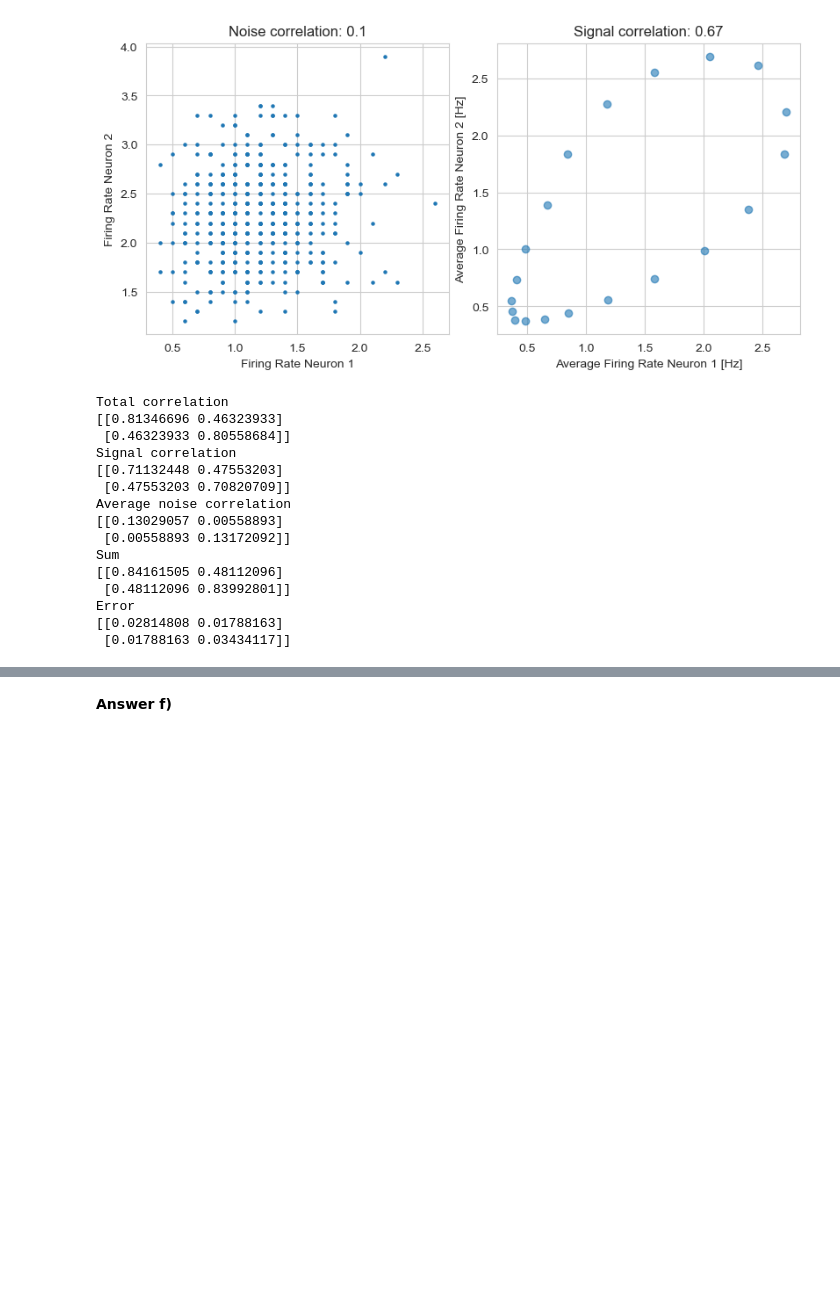
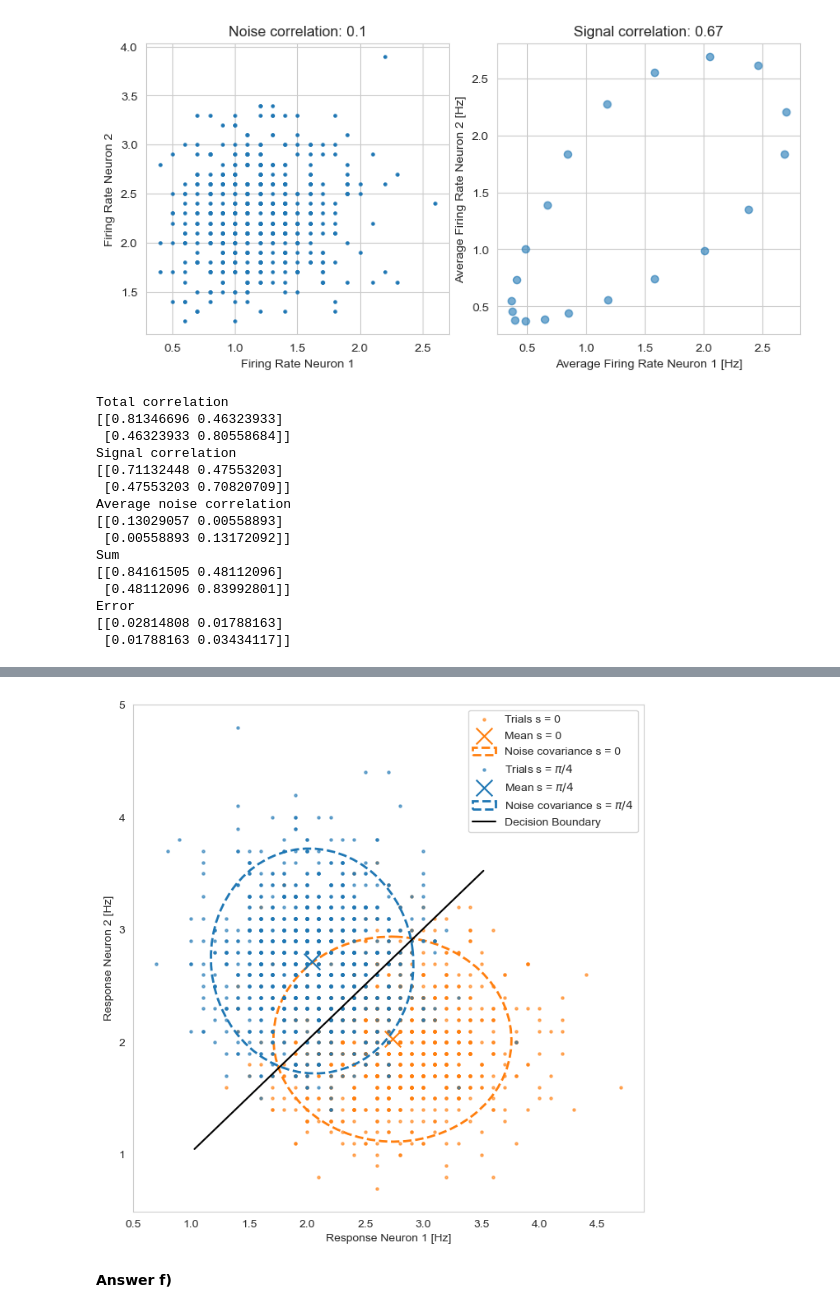
Before and after one commit to kerseviciute/neural-coding, a Jupyter notebook: 2024_Neural_coding_Homework5.ipynb, the cells around one changed output, grey strips where cells are left out. Saved outputs shown, nothing was run; the diff lists cells and outputs as text; code cells hidden in the pictures; blank space fills up the shorter version.

```diff
--- a/2024_Neural_coding_Homework5.ipynb
+++ b/2024_Neural_coding_Homework5.ipynb
@@ -166,3 +162,83 @@ responses = np.zeros((2, 2, n_trials))
+# %%
+def plot_ellipse_around_points(x, y, nstd = 2, **kwargs):
+    cov = np.cov(x, y)
+    pos = (np.mean(x), np.mean(y))
+
+    eigvals, eigvecs = np.linalg.eigh(cov)
+    order = eigvals.argsort()[::-1]
+    eigvals, eigvecs = eigvals[order], eigvecs[:, order]
+    angle = np.degrees(np.arctan2(*eigvecs[:, 0][::-1]))
+    width, height = 2 * nstd * np.sqrt(eigvals)
+    ellipse = Ellipse(xy = pos, width = width, height = height, angle = angle, **kwargs)
+
+    plt.gca().add_artist(ellipse)
+# %%
+n_trials = 1000
+s_1 = 0
+s_2 = np.pi / 4
+
+# Compute the firing rates for each stimulus
+firing_rate_s1_r1 = np.exp(np.cos(s_1))
+firing_rate_s1_r2 = np.exp(np.cos(s_1 - np.pi / 4))
+
+firing_rate_s2_r1 = np.exp(np.cos(s_2))
+firing_rate_s2_r2 = np.exp(np.cos(s_2 - np.pi / 4))
+
+# Simulate spike counts for a 10-second measurement duration
+responses_s1_r1 = np.random.poisson(firing_rate_s1_r1 * t_max, size = n_trials)
+responses_s1_r2 = np.random.poisson(firing_rate_s1_r2 * t_max, size = n_trials)
+
+responses_s2_r1 = np.random.poisson(firing_rate_s2_r1 * t_max, size = n_trials)
+responses_s2_r2 = np.random.poisson(firing_rate_s2_r2 * t_max, size = n_trials)
+
+responses = np.array([[
+    responses_s1_r1,
+    responses_s1_r2
+], [
+    responses_s2_r1,
+    responses_s2_r2
+]])
+
+# Compute firing rates from spike counts
+firing_rates = responses / t_max
+
+# Prepare data for LDA
+X = np.vstack((
+    np.column_stack((responses_s1_r1 / t_max, responses_s1_r2 / t_max)),
+    np.column_stack((responses_s2_r1 / t_max, responses_s2_r2 / t_max))
+))
+y = np.array([0] * n_trials + [1] * n_trials)
+lda = LDA()
+lda.fit(X, y)
+x_vals = np.linspace(np.min(X[:, 0]) * 1.5, np.max(X[:, 0]) * 0.75, 200)
+y_vals = -(lda.coef_[0][0] * x_vals + lda.intercept_[0]) / lda.coef_[0][1]
+
+# Create scatter plot of firing rate responses
+plt.figure(figsize = (8, 8))
+
+x = firing_rates[0][0][:]
+y = firing_rates[0][1][:]
+
+plt.scatter(x, y, alpha = 0.6, s = 5, c = "tab:orange", label = "Trials s = 0")
+plt.scatter(np.mean(x), np.mean(y), c = "tab:orange", s = 200, label = "Mean s = 0", marker = "x")
+plot_ellipse_around_points(x, y, edgecolor = "tab:orange", facecolor = "none", linestyle = "--", linewidth = 2, label = r"Noise covariance s = 0")
+
+x = firing_rates[1][0][:]
+y = firing_rates[1][1][:]
+
+plt.scatter(x, y, alpha = 0.6, s = 5, c = "tab:blue", label = r"Trials s = $\pi / 4$")
+plt.scatter(np.mean(x), np.mean(y), c = "tab:blue", s = 200, label = r"Mean s = $\pi / 4$", marker = "x")
+plot_ellipse_around_points(x, y, edgecolor = "tab:blue", facecolor = "none", linestyle = "--", linewidth = 2, label = r"Noise covariance s = $\pi / 4$")
+
+plt.plot(y_vals, x_vals, c = "black", label = "Decision Boundary")
+
+plt.xlabel("Response Neuron 1 [Hz]")
+plt.ylabel("Response Neuron 2 [Hz]")
+plt.legend()
+plt.grid(False)
+plt.show()
+# %% [output]
+[figure, added]
 # %% [markdown]
 **Answer f)**
 # %%
```
Also changed, not shown: parts of 3 cells of this notebook, 1 other file.
